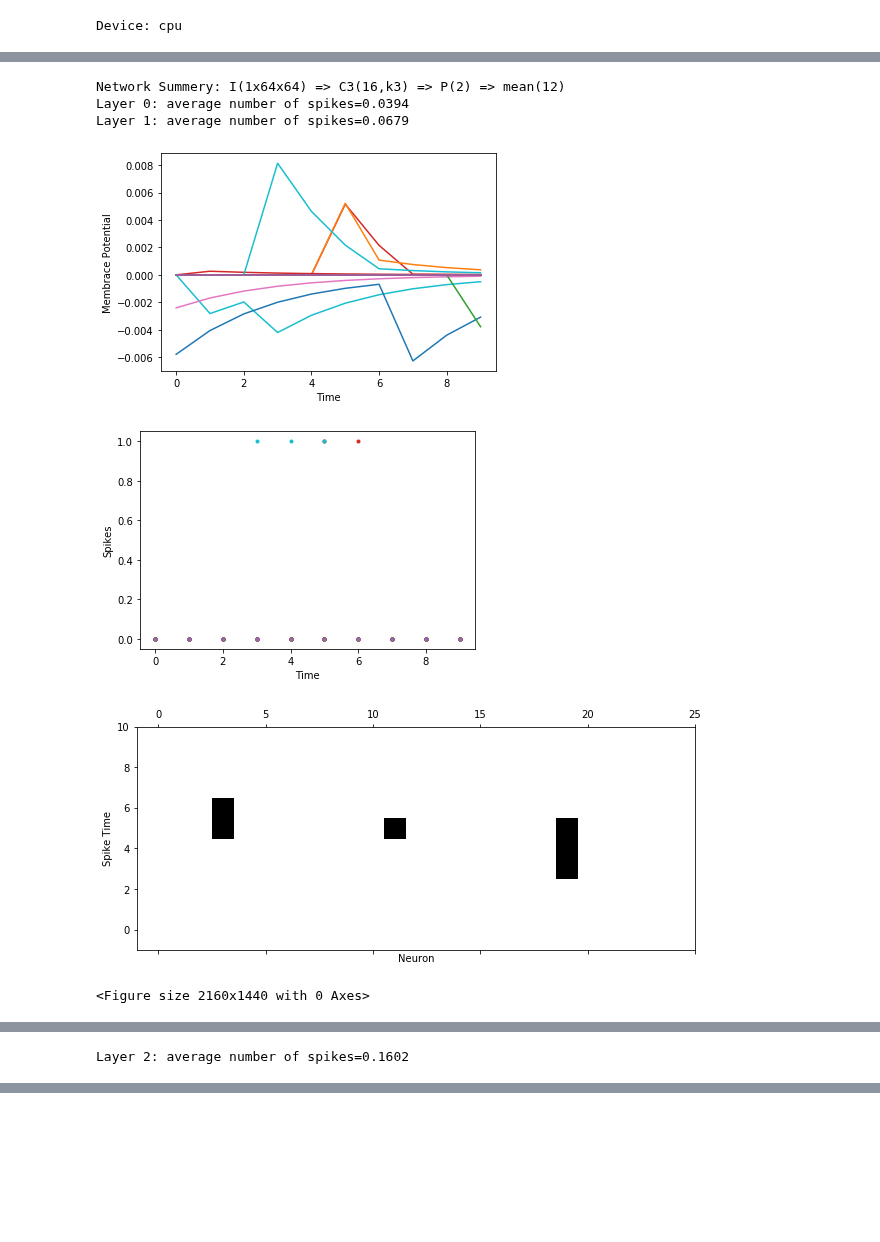
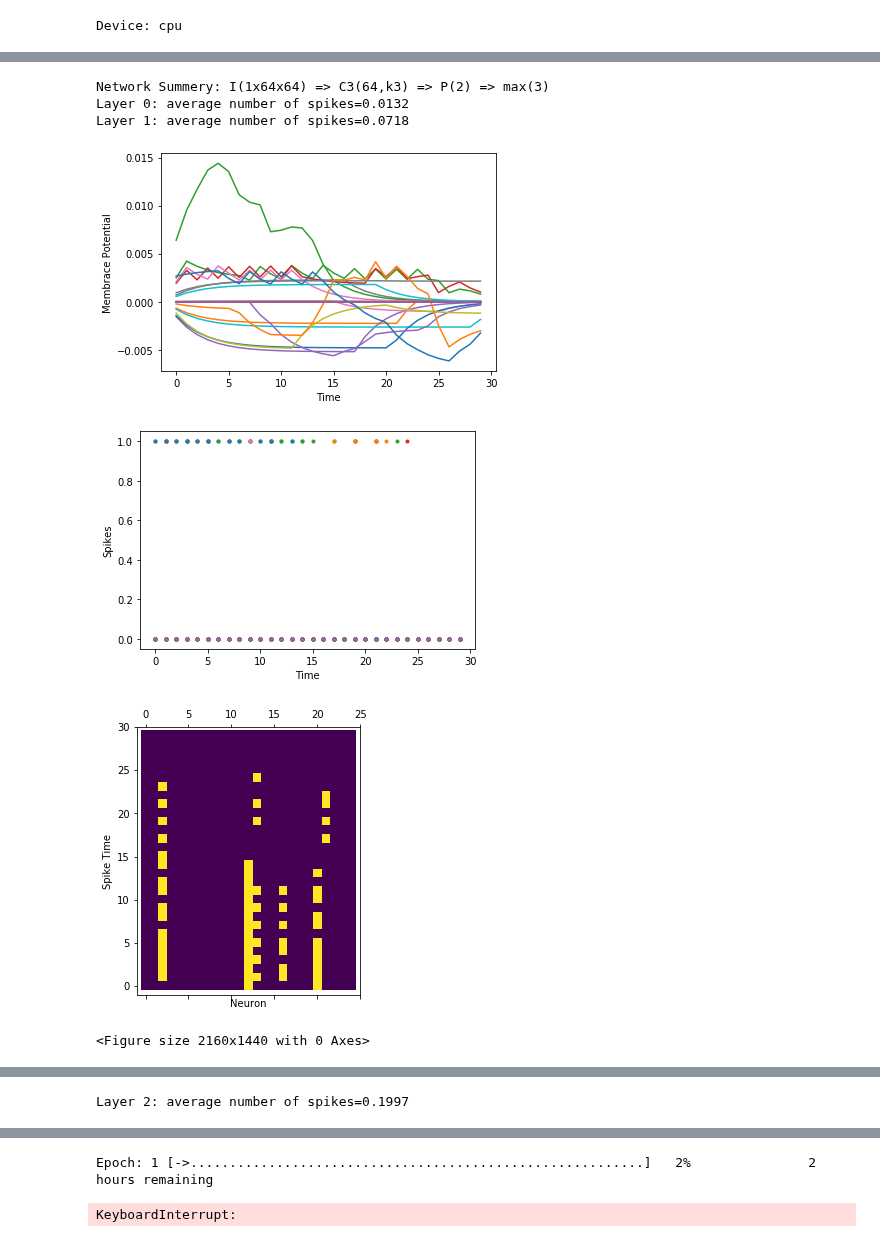
Before and after one commit to ArefMq/action-recognition-via-snn, a Jupyter notebook: S-CNN-DVS.ipynb, the cells around one changed output, grey strips where cells are left out. Saved outputs shown, nothing was run; the diff lists cells and outputs as text; code cells hidden in the pictures; blank space fills up the shorter version.

```diff
--- a/S-CNN-DVS.ipynb
+++ b/S-CNN-DVS.ipynb
@@ -26,8 +28,11 @@ from tools.time_expector import TimeExpector
 from tools.notify import notify
 time_expector = TimeExpector()
 # %%
-batch_size = 32
-nb_frame = 10
+batch_size = 4
+nb_frame = 30
+
+class_limit = [0,1,2]#,3]#,4,5]#,6]#,7,8,9,10,11]
+num_of_classes = len(class_limit)
 
 # device = torch.device("cpu")
 device = torch.device("cuda" if torch.cuda.is_available() else "cpu")
@@ -167,12 +348,13 @@ def plot_one_batch(network, batch_id=0):
 # %%
-network = SNN(device=device, dtype=dtype)
-network.time_expector = time_expector
+network = SNN(device=device, dtype=dtype, input_layer=TemporalReadin(input_shape=(64,64)))
+network.network.time_expector = time_expector
 # network.notifier = notify # FIXME
 
 network.add_conv3d(
     input_shape=(64,64),
+    input_channels=30,
 
-    output_channels=16,
+    output_channels=64,
     kernel_size=(1,3,3),
     dilation=(1,1,1),
     lateral_connections=False,
@@ -185,7 +367,7 @@ network.add_pool2d(kernel_size=(2,2))
 
 # network.add_conv3d(
 #     output_channels=128,
-#     kernel_size=(1,3,3),
+#     kernel_size=(30,3,3),
 #     dilation=(1,1,1),
 #     lateral_connections=False,
 #     recurrent=False,
@@ -199,40 +381,57 @@ network.add_pool2d(kernel_size=(2,2))
 #     output_channels=256,
 #     kernel_size=(1,3,3),
 #     dilation=(1,1,1),
 #     lateral_connections=False,
 #     recurrent=False,
 
 #     w_init_mean=0.00,
 #     w_init_std=0.05
 # )
 # network.add_pool2d(kernel_size=(2,2))
 
 
 # network.add_dense(
+# #     input_shape=(64,64),
+# # network.add_layer(
+# #     LegacyDense2,
+
 #     output_shape=128,
 #     w_init_mean=0.0,
 #     w_init_std=0.8,
 #     lateral_connections=False,
+# #     dropout_prob=0.7,
 # )
 
 network.add_readout(
-    output_shape=12,
-    time_reduction="mean",
+    output_shape=num_of_classes,
+    time_reduction="max",
 
     w_init_mean=0.0,
-    w_init_std=0.8
+    w_init_std=0.6
 )
+
+
+# network.add_layer(
+#     CustomReadout,
+#     output_shape=num_of_classes,
+#     time_reduction="rate",
+
+#     w_init_mean=0,
+#     w_init_std=0.8,
+#     lateral_connections=False,
+# )
+
 
 network.compile()
 
 
 print('Network Summery:', network.serialize_to_text())
 plot_one_batch(network)
 # %% [output]
-Network Summery: I(1x64x64) => C3(16,k3) => P(2) => mean(12)
-Layer 0: average number of spikes=0.0394
-Layer 1: average number of spikes=0.0679
+Network Summery: I(1x64x64) => C3(64,k3) => P(2) => max(3)
+Layer 0: average number of spikes=0.0132
+Layer 1: average number of spikes=0.0718
-[figure, old version]
+[figure, new version]
-[figure, old version]
+[figure, new version]
-[figure, old version]
+[figure, new version]
 <Figure size 2160x1440 with 0 Axes>
@@ -241 +440 @@ Layer 1: average number of spikes=0.0679
-Layer 2: average number of spikes=0.1602
+Layer 2: average number of spikes=0.1997
@@ -243,7 +442,7 @@ Layer 2: average number of spikes=0.1602
 # %%
-lr=0.00001
-weight_decay=0.00001
-epochs=10
+lr=1e-4
+weight_decay=1e-5
+epochs=5
 
 with open('./logs/results.log', 'a+') as f:
     opt = RAdam(network.get_trainable_parameters(lr, weight_decay))
@@ -253,13 +452,16 @@ with open('./logs/results.log', 'a+') as f:
         epochs=epochs,
         optimizer=opt,
         dataset_size=dataset_size,
-        result_file=f,
+#         result_file=f,
         save_checkpoints=False
     )
     plot_metrics(res_metrics, save_plot_path='./logs/metrics_' if SAVE_PLOTS else None)
 
-network.save('./logs/save_network.net')
+# network.save('./logs/save_network.net')
 # network.load('./logs/save_network.net')
+# %% [output]
+Epoch: 1 [->..........................................................]   2%               2 hours remaining
+KeyboardInterrupt:
 # %%
 network.load_last_checkpoint()
 plot_one_batch(network)
```
Also changed, not shown: parts of 10 cells of this notebook, 9 other files.
